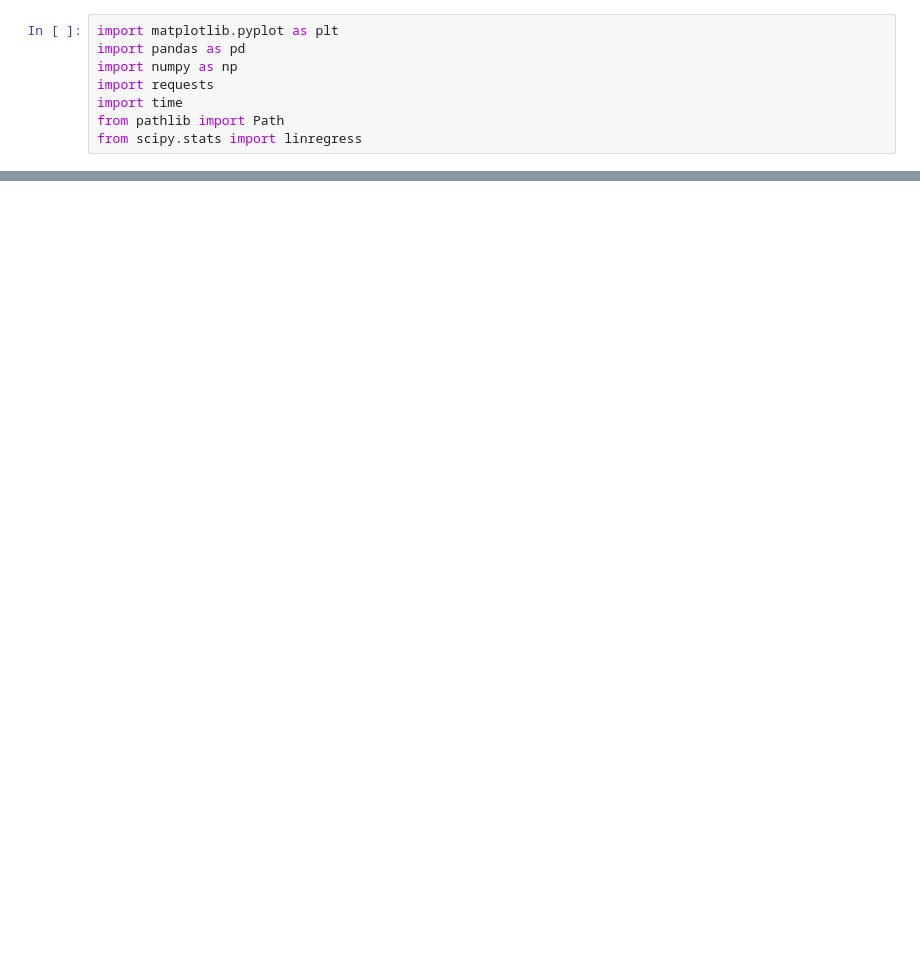
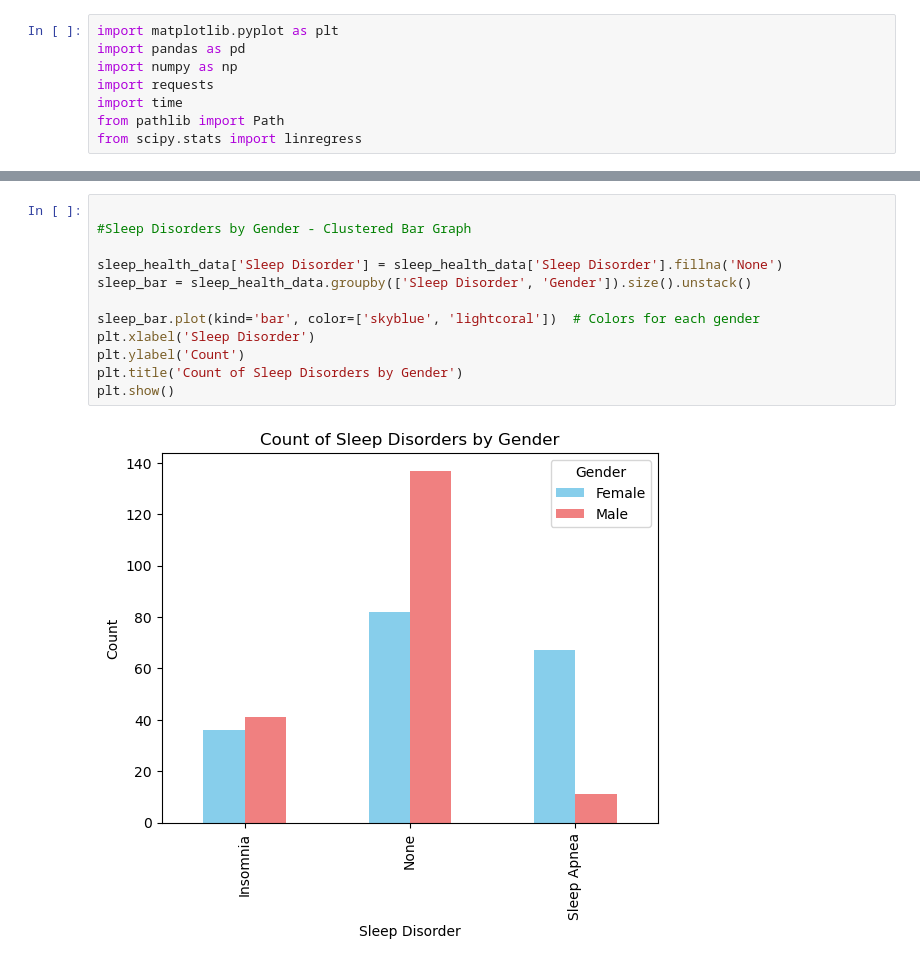
Before and after one commit to GBishop85/Project-One, a Jupyter notebook: Project_1_Sleep_Disorders.ipynb, the cells around one changed output, grey strips where cells are left out. Drawn from its saved outputs; the diff is of its cells as text; blank space fills up the shorter version.

```diff
--- a/Project_1_Sleep_Disorders.ipynb
+++ b/Project_1_Sleep_Disorders.ipynb
@@ -107,0 +57,14 @@ plt.show()
+# %%
+
+#Sleep Disorders by Gender - Clustered Bar Graph
+
+sleep_health_data['Sleep Disorder'] = sleep_health_data['Sleep Disorder'].fillna('None')
+sleep_bar = sleep_health_data.groupby(['Sleep Disorder', 'Gender']).size().unstack()
+
+sleep_bar.plot(kind='bar', color=['skyblue', 'lightcoral'])  # Colors for each gender
+plt.xlabel('Sleep Disorder')
+plt.ylabel('Count')
+plt.title('Count of Sleep Disorders by Gender')
+plt.show()
+# %% [output]
+[figure, added]
```
Also changed, not shown: parts of 9 cells of this notebook.
